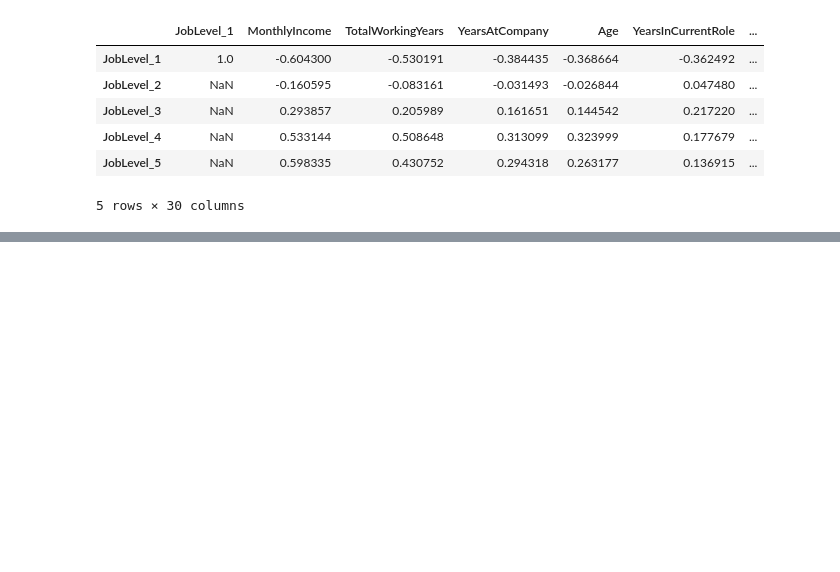
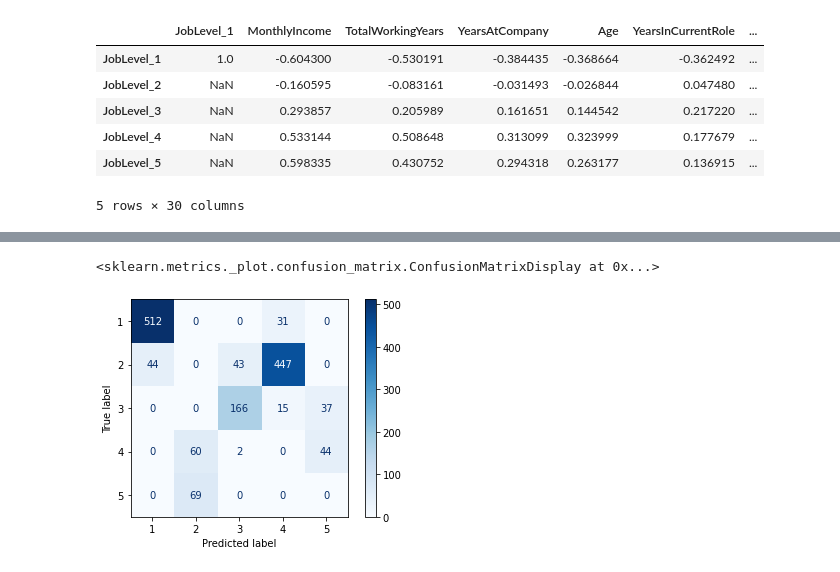
Before and after one commit to Darcinn/F21DL, a Jupyter notebook: Notebooks/Lab 2/Lab-2.ipynb, the cells around one changed output, grey strips where cells are left out. Cells and saved outputs as stored; diff of their text form; code cells hidden in the pictures; blank space fills up the shorter version.

```diff
--- a/Notebooks/Lab 2/Lab-2.ipynb
+++ b/Notebooks/Lab 2/Lab-2.ipynb
@@ -448,0 +457,8 @@ df.style.highlight_max(props='font-weight: bold', axis = 0)
+# %%
+from sklearn.cluster import KMeans
+from sklearn.decomposition import PCA
+
+k = 5
+X = PCA(2).fit_transform(top_five_features)
+kmeans = KMeans(n_clusters=k, random_state=42)
+y_pred = kmeans.fit_predict(X)
@@ -448,0 +526,7 @@ df.style.highlight_max(props='font-weight: bold', axis = 0)
+# %%
+
+
+ConfusionMatrixDisplay.from_predictions(employees["JobLevel"] - 1, y_pred, display_labels=["1", "2", "3", "4", "5"], cmap=plt.cm.Blues)
+# %% [output]
+<sklearn.metrics._plot.confusion_matrix.ConfusionMatrixDisplay at 0x...>
+[figure, added]
```
Also changed, not shown: parts of 16 cells of this notebook.
